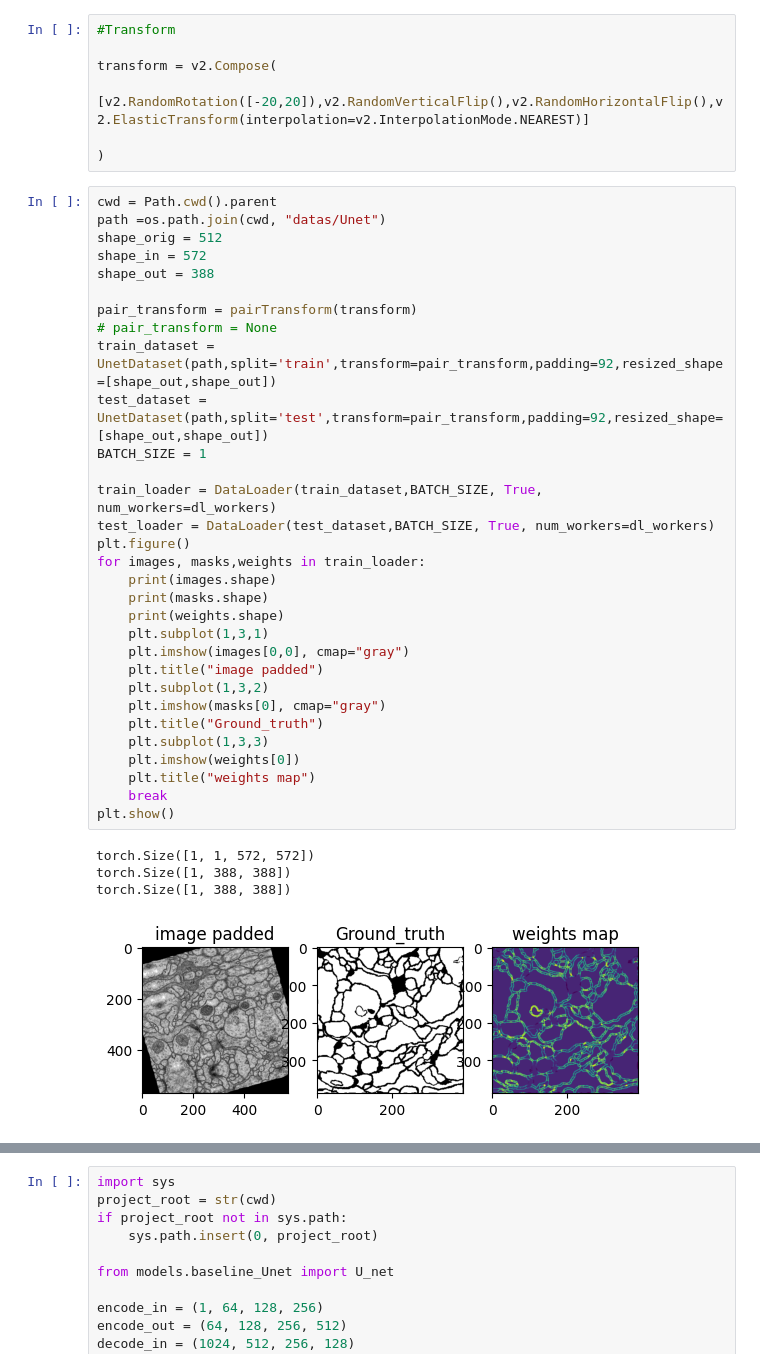
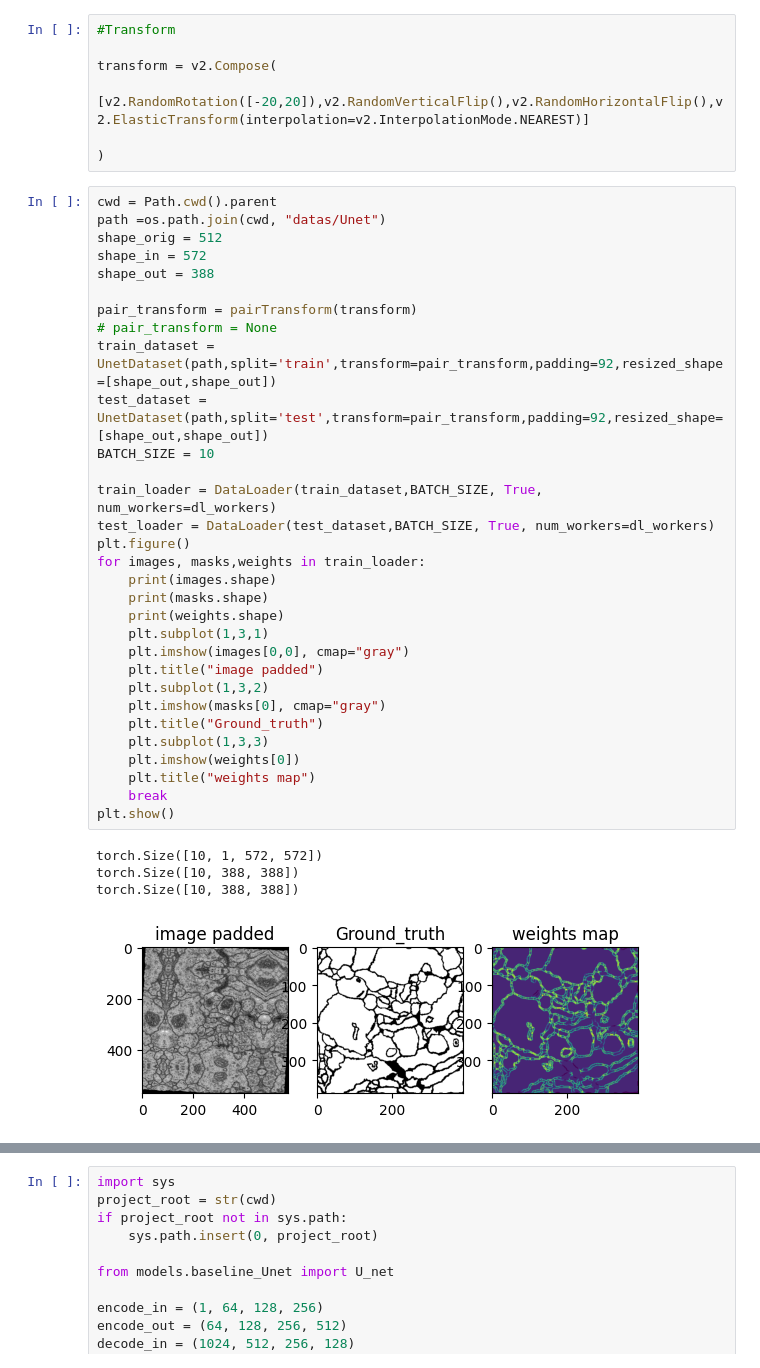
Before and after one commit to Syntoxikoo/Deep-learning-for-segmentation-of-micro-tomography-images, a Jupyter notebook: notebooks/test_Unet.ipynb, the cells around one changed output, grey strips where cells are left out. Cells and saved outputs as stored; diff of their text form.

```diff
--- a/notebooks/test_Unet.ipynb
+++ b/notebooks/test_Unet.ipynb
@@ -192,35 +192,35 @@ transform = v2.Compose(
 cwd = Path.cwd().parent
 path =os.path.join(cwd, "datas/Unet")
 shape_orig = 512
 shape_in = 572
 shape_out = 388
 
 pair_transform = pairTransform(transform)
 # pair_transform = None
 train_dataset = UnetDataset(path,split='train',transform=pair_transform,padding=92,resized_shape=[shape_out,shape_out])
 test_dataset = UnetDataset(path,split='test',transform=pair_transform,padding=92,resized_shape=[shape_out,shape_out])
-BATCH_SIZE = 1
+BATCH_SIZE = 10
 
 train_loader = DataLoader(train_dataset,BATCH_SIZE, True, num_workers=dl_workers)
 test_loader = DataLoader(test_dataset,BATCH_SIZE, True, num_workers=dl_workers)
 plt.figure()
 for images, masks,weights in train_loader:
     print(images.shape)
     print(masks.shape)
     print(weights.shape)
     plt.subplot(1,3,1)
     plt.imshow(images[0,0], cmap="gray")
     plt.title("image padded")
     plt.subplot(1,3,2)
     plt.imshow(masks[0], cmap="gray")
     plt.title("Ground_truth")
     plt.subplot(1,3,3)
     plt.imshow(weights[0])
     plt.title("weights map")
     break
 plt.show()
 # %% [output]
-torch.Size([1, 1, 572, 572])
-torch.Size([1, 388, 388])
-torch.Size([1, 388, 388])
+torch.Size([10, 1, 572, 572])
+torch.Size([10, 388, 388])
+torch.Size([10, 388, 388])
-[figure, old version]
+[figure, new version]
```
Also changed, not shown: parts of 1 cell of this notebook, 2 other files.
